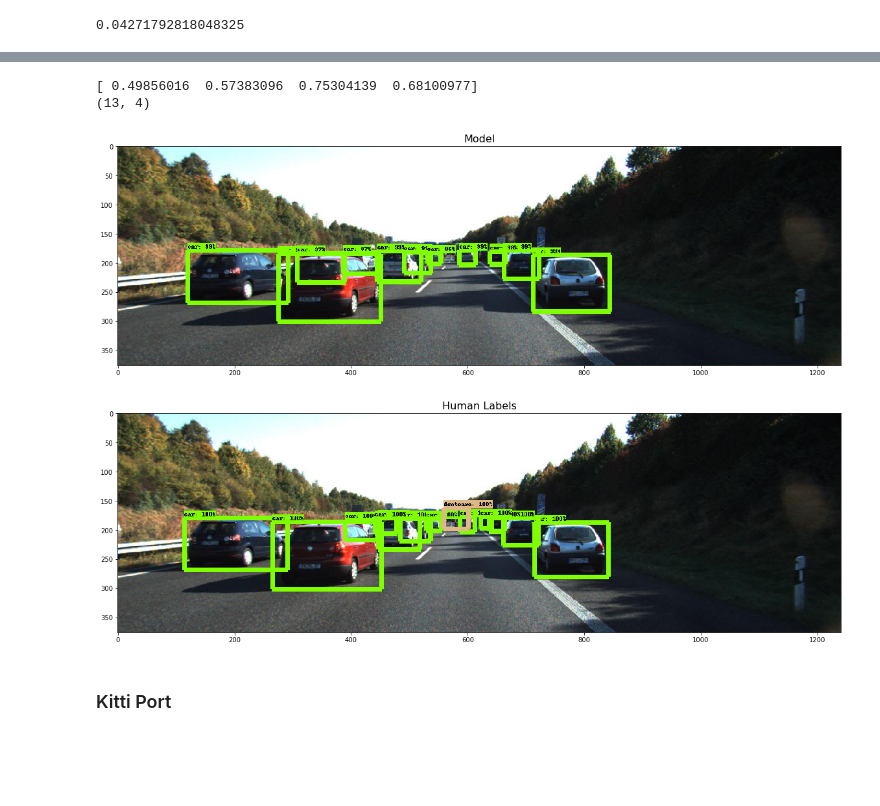
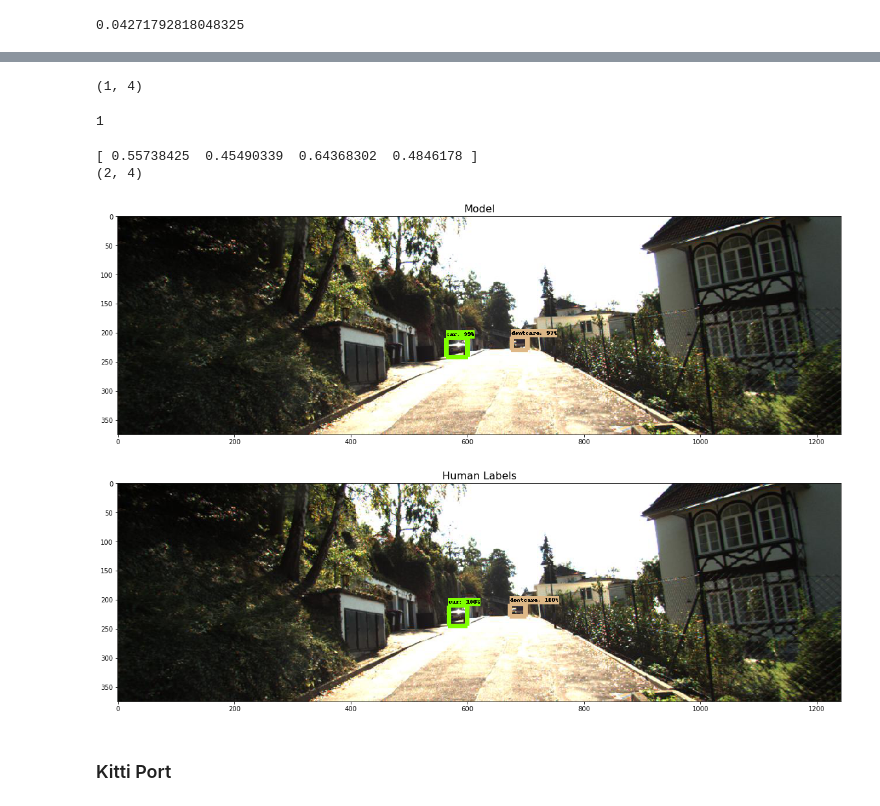
Before and after one commit to sshleifer/object_detection_kitti, a Jupyter notebook: object_detection/kitti-inference.ipynb, the cells around one changed output, grey strips where cells are left out. Saved outputs shown, nothing was run; the diff lists cells and outputs as text; code cells hidden in the pictures; blank space fills up the shorter version.

Commit message:
Fixed IndexError in show_groundtruth

```diff
--- a/object_detection/kitti-inference.ipynb
+++ b/object_detection/kitti-inference.ipynb
@@ -126,6 +126,6 @@ assert len(pd.Index(
 # %%
 test_dir = 'voc_kitti_valid/VOC2012/JPEGImages/'
-test_image_paths = [os.path.join(test_dir, x) for x in allowed_valid_ids]
+test_image_paths = [os.path.join(test_dir, x) for x in valid_ids]
 # %%
 len(test_image_paths)
 # %% [output]
@@ -133,7 +133,7 @@ len(test_image_paths)
 # %%
 from utils.np_box_list import BoxList
 # %%
-image_path = paths[0]
+#image_path = paths[0]
 # %%
 from create_dataset import xml_to_dict
 # %%
@@ -255,0 +290,10 @@ len(test_image_paths)
+# %%
+from utils.kitti import box_to_matrix
+image = Image.open(image_path)
+image_np = load_image_into_numpy_array(image)
+
+data = get_annotations(image_path)
+classes = np.array([name_to_id[x['name'].lower()]
+                    for x in data['object']])
+scores = np.ones(len(data['object']))
+box_mat = box_to_matrix(data)
@@ -255,0 +302,8 @@ len(test_image_paths)
+# %%
+box_mat.shape
+# %% [output]
+(1, 4)
+# %%
+classes.ndim
+# %% [output]
+1
@@ -256,23 +319,25 @@ len(test_image_paths)
 # %%
 with detection_graph.as_default():
     with tf.Session(graph=detection_graph) as sess:
-        image_path = np.random.choice(test_image_paths)
+        # image_path = np.random.choice(test_image_paths)
+        image_path = test_image_paths[-1]
         image = Image.open(image_path)
         image_np = load_image_into_numpy_array(image)
         boxes, scores, classes, num_detections = get_boxes_scores_classes(image_np, sess, detection_graph)
         image_process = detect_objects(image_np, sess, detection_graph)
         # [x['name'] for x in data['object']]
         plt.figure(figsize=FIGSIZE)
         plt.imshow(image_process)
         plt.title('Model', fontsize=16)
         plt.figure(figsize=FIGSIZE)
-        plt.imshow(show_groundtruth(image_path))
+        truth_img = show_groundtruth(image_path)
+        plt.imshow(truth_img)
         plt.title('Human Labels', fontsize=16)
 # %% [output]
-[ 0.49856016  0.57383096  0.75304139  0.68100977]
-(13, 4)
+[ 0.55738425  0.45490339  0.64368302  0.4846178 ]
+(2, 4)
-[figure, old version]
+[figure, new version]
-[figure, old version]
+[figure, new version]
 # %%
 label_paths = glob.glob(os.path.join('kitti_data', '*','label_2', '*.txt'))
 # %%
```
Also changed, not shown: parts of 21 cells of this notebook, 2 other files.
